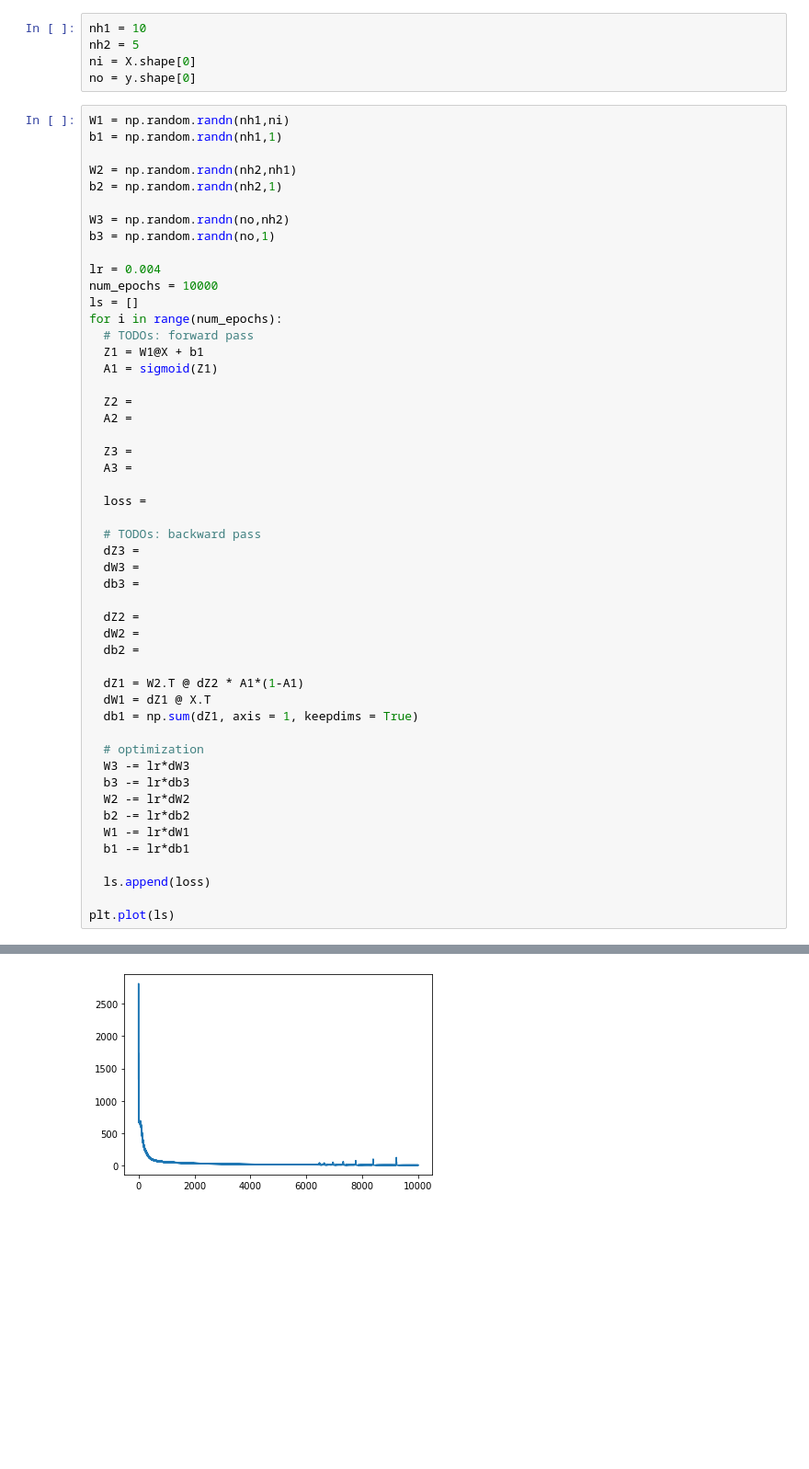
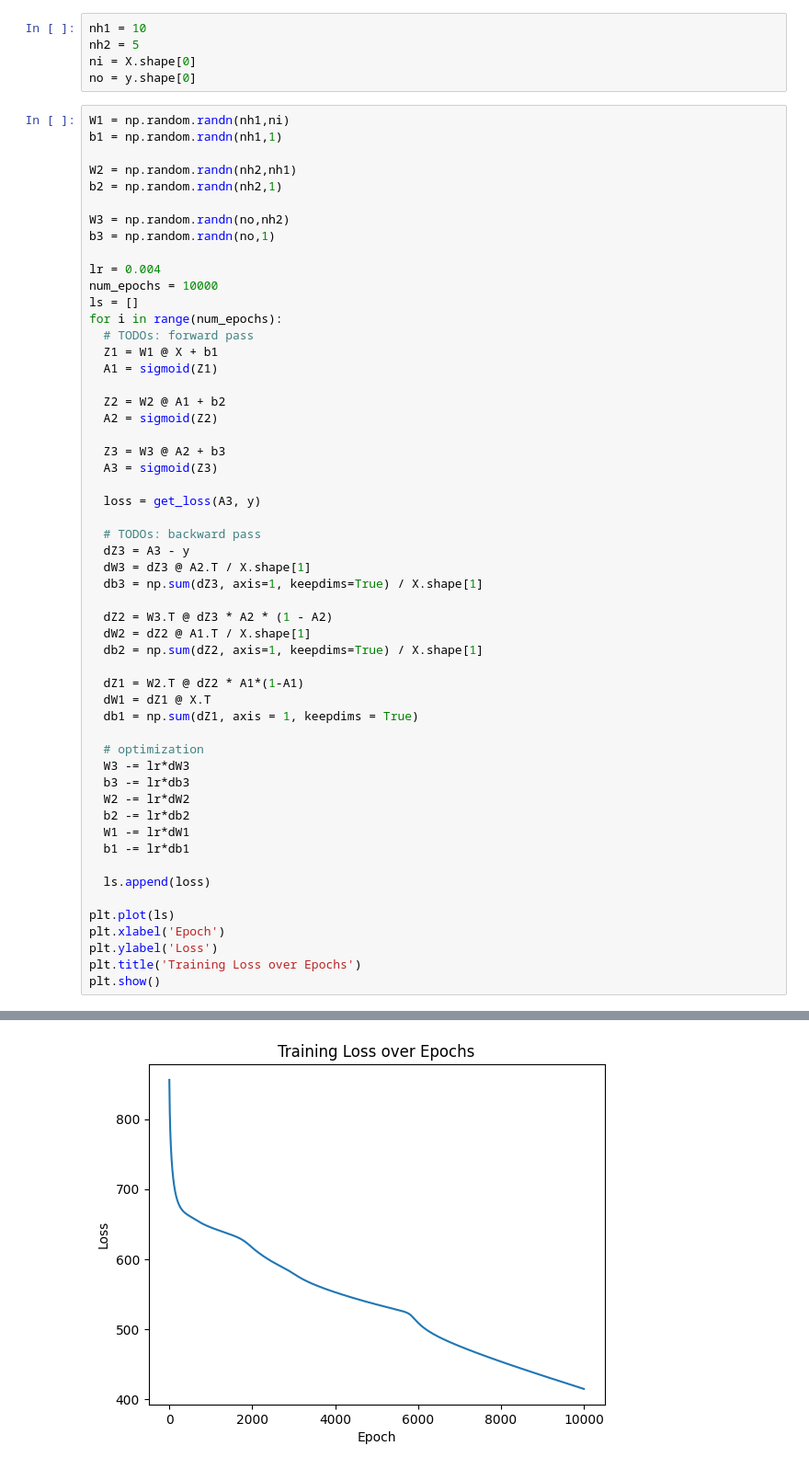
Before and after one commit to fuwentay/AIML-CWM, a Jupyter notebook: Part III - Neural networks/A_NN_Numpy.ipynb, the cells around one changed output, grey strips where cells are left out. Shown at 92% size. Cells and saved outputs as stored; diff of their text form; blank space fills up the shorter version.

```diff
--- a/Part III - Neural networks/A_NN_Numpy.ipynb
+++ b/Part III - Neural networks/A_NN_Numpy.ipynb
@@ -59,25 +59,25 @@ num_epochs = 10000
 ls = []
 for i in range(num_epochs):
   # TODOs: forward pass
-  Z1 = W1@X + b1
+  Z1 = W1 @ X + b1
   A1 = sigmoid(Z1)
 
-  Z2 =
-  A2 =
+  Z2 = W2 @ A1 + b2
+  A2 = sigmoid(Z2)
 
-  Z3 =
-  A3 =
+  Z3 = W3 @ A2 + b3
+  A3 = sigmoid(Z3)
 
-  loss =
+  loss = get_loss(A3, y)
 
   # TODOs: backward pass
-  dZ3 =
-  dW3 =
-  db3 =
+  dZ3 = A3 - y
+  dW3 = dZ3 @ A2.T / X.shape[1]
+  db3 = np.sum(dZ3, axis=1, keepdims=True) / X.shape[1]
 
-  dZ2 =
-  dW2 =
-  db2 =
+  dZ2 = W3.T @ dZ3 * A2 * (1 - A2)
+  dW2 = dZ2 @ A1.T / X.shape[1]
+  db2 = np.sum(dZ2, axis=1, keepdims=True) / X.shape[1]
 
   dZ1 = W2.T @ dZ2 * A1*(1-A1)
   dW1 = dZ1 @ X.T
@@ -94,4 +94,8 @@ for i in range(num_epochs):
   ls.append(loss)
 
 plt.plot(ls)
+plt.xlabel('Epoch')
+plt.ylabel('Loss')
+plt.title('Training Loss over Epochs')
+plt.show()
 # %% [output]
@@ -99,4 +102,4 @@ plt.plot(ls)
-[figure, old version]
+[figure, new version]
 # %%
 plotClass(X,A3>0.5,'x')
 # %% [output]
```
Also changed, not shown: parts of 3 cells of this notebook, 1 other file.
